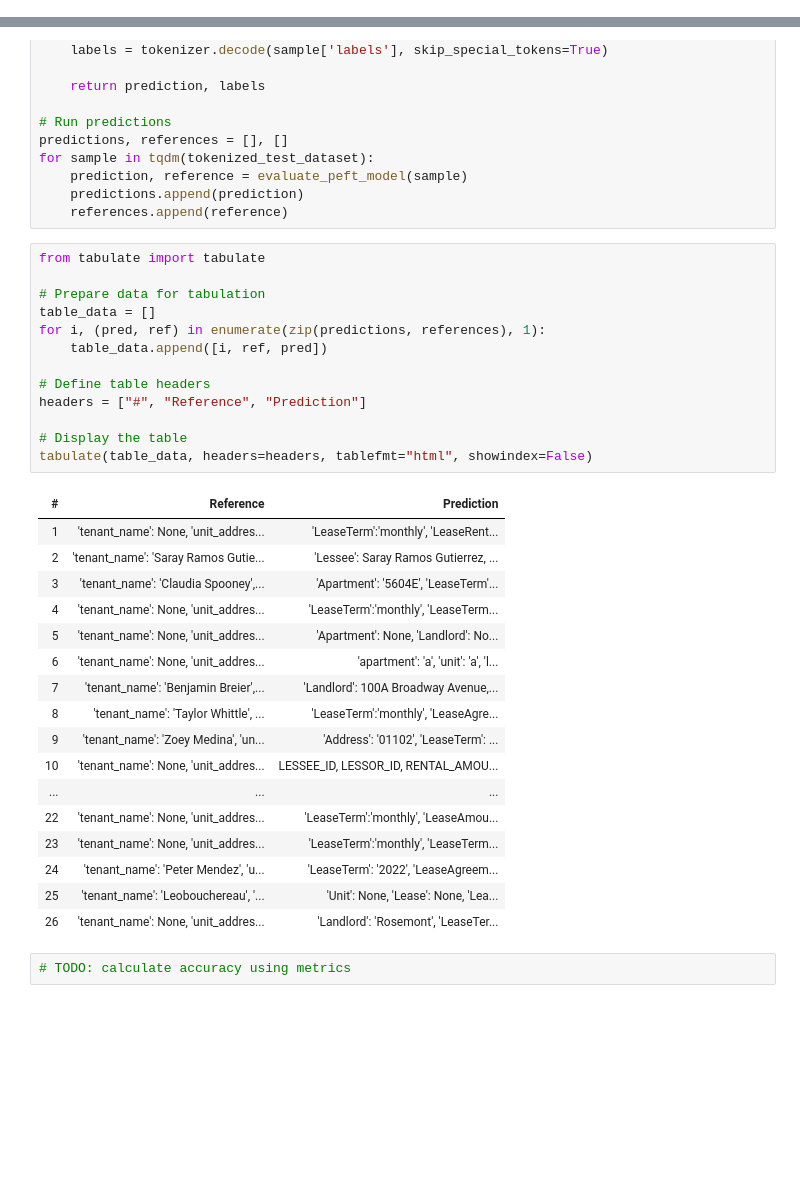
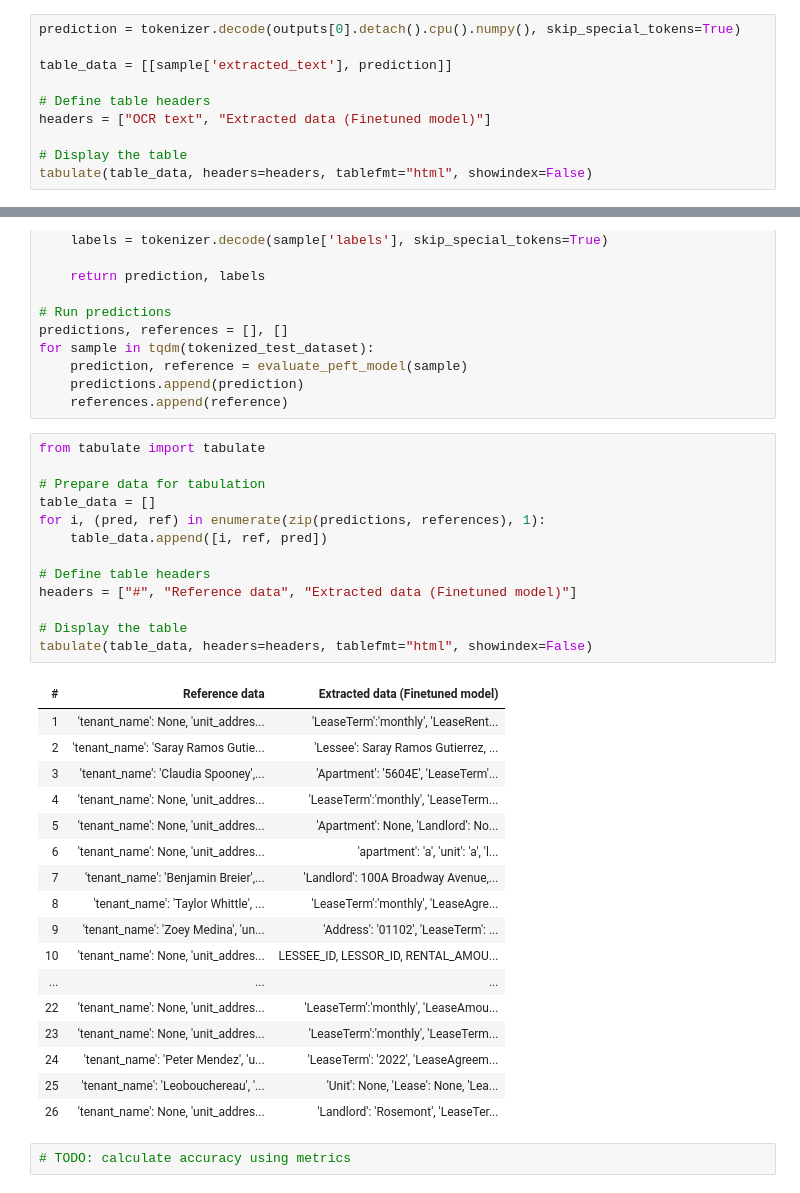
Before and after one commit to aryaniyaps-velociusai/leaseaudit-model-training, a Jupyter notebook: lease_agreement_extraction/finetune_flan_t5_xl_qlora.ipynb, the cells around one changed output, grey strips where cells are left out. Cells and saved outputs as stored; diff of their text form; blank space fills up the shorter version.

Commit message:
make notebook outputs more readable

```diff
--- a/lease_agreement_extraction/finetune_flan_t5_xl_qlora.ipynb
+++ b/lease_agreement_extraction/finetune_flan_t5_xl_qlora.ipynb
@@ -344,0 +334,10 @@ Extracted data:
+# %%
+prediction = tokenizer.decode(outputs[0].detach().cpu().numpy(), skip_special_tokens=True)
+
+table_data = [[sample['extracted_text'], prediction]]
+
+# Define table headers
+headers = ["OCR text", "Extracted data (Finetuned model)"]
+
+# Display the table
+tabulate(table_data, headers=headers, tablefmt="html", showindex=False)
@@ -379,18 +381,18 @@ for sample in tqdm(tokenized_test_dataset):
 # %%
 from tabulate import tabulate
 
 # Prepare data for tabulation
 table_data = []
 for i, (pred, ref) in enumerate(zip(predictions, references), 1):
     table_data.append([i, ref, pred])
 
 # Define table headers
-headers = ["#", "Reference", "Prediction"]
+headers = ["#", "Reference data", "Extracted data (Finetuned model)"]
 
 # Display the table
 tabulate(table_data, headers=headers, tablefmt="html", showindex=False)
 # %% [output]
-| # | Reference | Prediction |
+| # | Reference data | Extracted data (Finetuned model) |
 | 1 | 'tenant_name': None, 'unit_addres... | 'LeaseTerm':'monthly', 'LeaseRent... |
 | 2 | 'tenant_name': 'Saray Ramos Gutie... | 'Lessee': Saray Ramos Gutierrez, ... |
 | 3 | 'tenant_name': 'Claudia Spooney',... | 'Apartment': '5604E', 'LeaseTerm'... |
```
Also changed, not shown: parts of 2 cells of this notebook.
